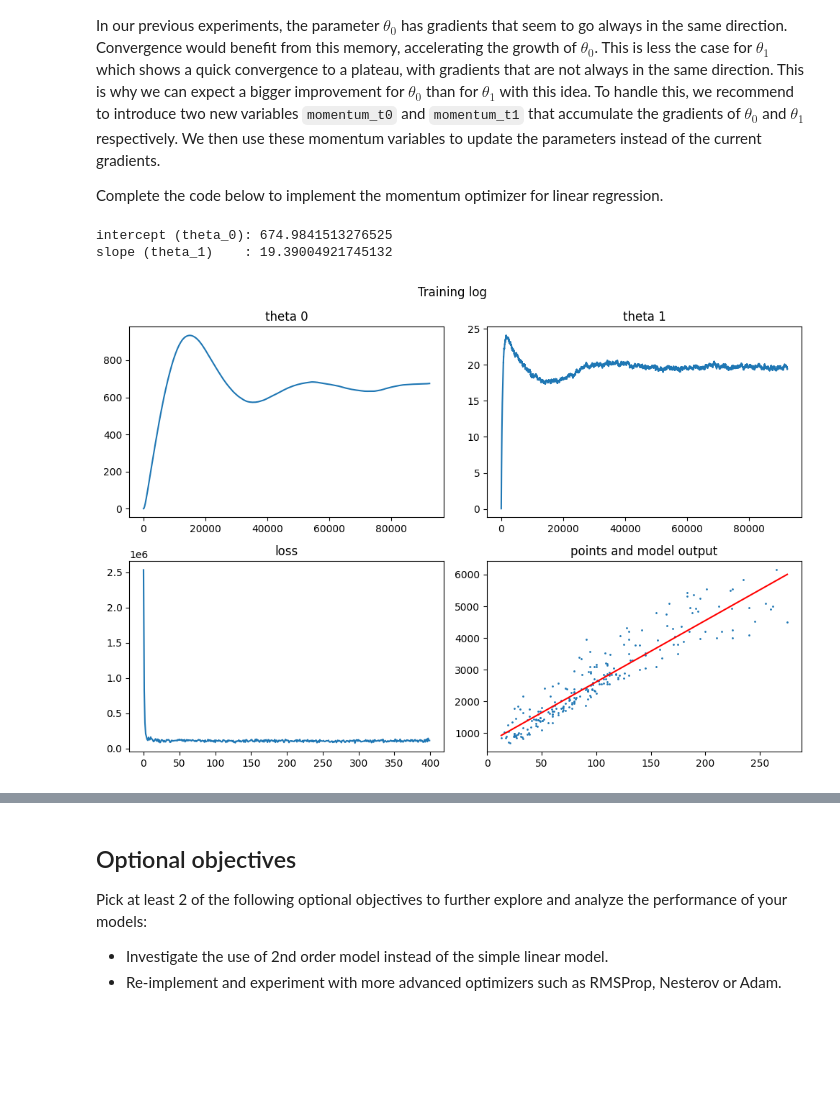
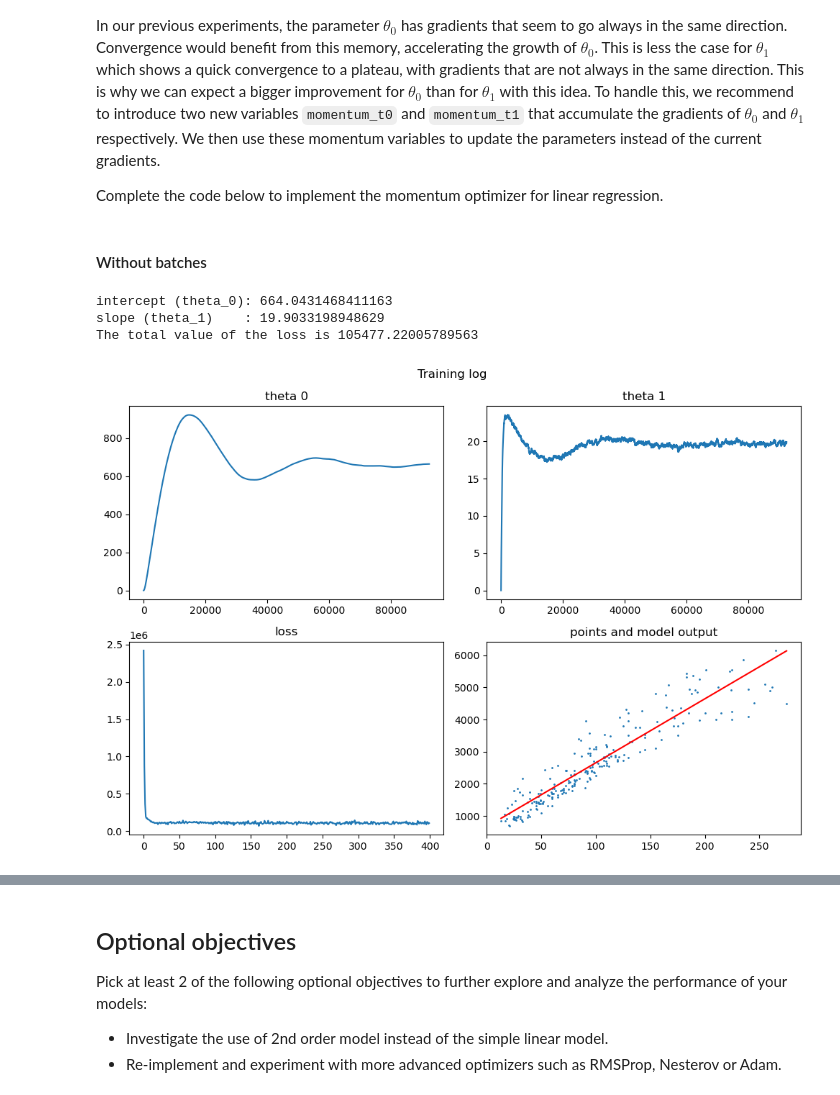
Before and after one commit to marcosncosta1/DeepLearning_practical_2, a Jupyter notebook: student-input/cg-linear-regression-stud.ipynb, the cells around one changed output, grey strips where cells are left out. Cells and saved outputs as stored; diff of their text form; code cells hidden in the pictures; blank space fills up the shorter version.

Commit message:
Add batched versions and observations

```diff
--- a/student-input/cg-linear-regression-stud.ipynb
+++ b/student-input/cg-linear-regression-stud.ipynb
@@ -450,6 +515,8 @@ The value $\beta$ is multiplying the previous momentum and controls how much ine
 In our previous experiments, the parameter $\theta_0$ has gradients that seem to go always in the same direction. Convergence would benefit from this memory, accelerating the growth of $\theta_0$. This is less the case for $\theta_1$ which shows a quick convergence to a plateau, with gradients that are not always in the same direction. This is why we can expect a bigger improvement for $\theta_0$ than for $\theta_1$ with this idea. To handle this, we recommend to introduce two new variables `momentum_t0` and `momentum_t1` that accumulate the gradients of $\theta_0$ and $\theta_1$ respectively. We then use these momentum variables to update the parameters instead of the current gradients.
 
 Complete the code below to implement the momentum optimizer for linear regression.
+# %% [markdown]
+#### Without batches
 # %%
 alpha = 0.0000001     # learning rate
 beta_momentum_t0 = 0.9999     # momentum factor for theta_0
@@ -462,33 +529,37 @@ momentum_t0 = 0.0
 momentum_t1 = 0.0
 
 loss_evolution = []
 t0_evolution = []
 t1_evolution = []
 
 for epoch in range(epochs):
     epoch_loss = 0.0
     for step in range(N):
         n = random.choice(range(0, N))
         cg.reset_values()
         cg.forward([living_area[n], t0, t1, rent_price[n]])
         cg.backward()
 
         momentum_t0 = beta_momentum_t0 * momentum_t0 + alpha * theta_0.grad_v
         momentum_t1 = beta_momentum_t1 * momentum_t1 + alpha * theta_1.grad_v
 
         t0 = t0 - momentum_t0
         t1 = t1 - momentum_t1
 
         epoch_loss += j.v
         t0_evolution.append(t0)
         t1_evolution.append(t1)
 
     loss_evolution.append(epoch_loss / N)
 
 print("intercept (theta_0):", t0)
 print("slope (theta_1)    :", t1)
+y_hat = t0 + t1 * living_area
+J = mse_loss(y_hat, rent_price)
+print("The total value of the loss is", J)
 plot_training_log(loss_evolution, t0_evolution, t1_evolution, living_area, rent_price)
 # %% [output]
-intercept (theta_0): 674.9841513276525
-slope (theta_1)    : 19.39004921745132
+intercept (theta_0): 664.0431468411163
+slope (theta_1)    : 19.9033198948629
+The total value of the loss is 105477.22005789563
-[figure, old version]
+[figure, new version]
```
Also changed, not shown: parts of 13 cells of this notebook.
